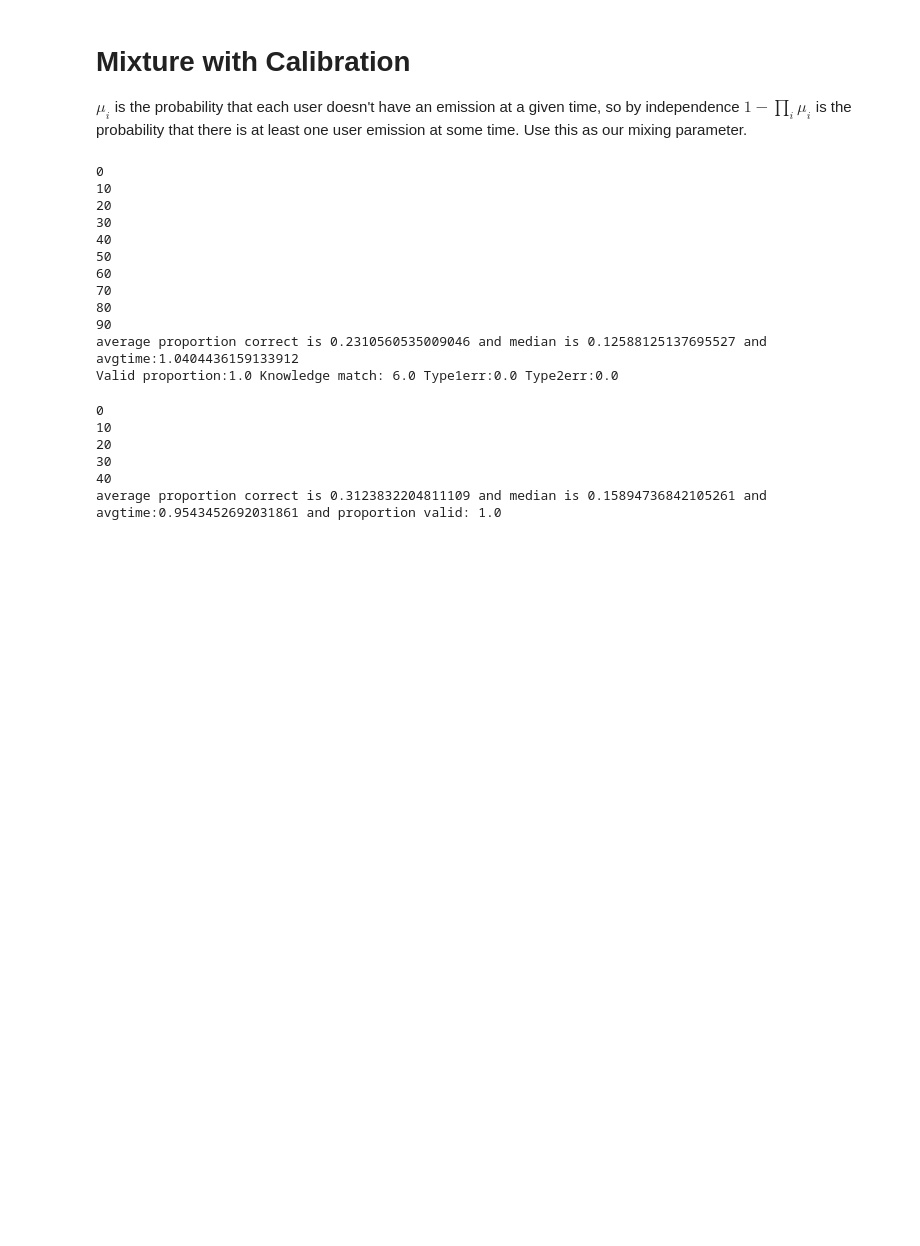
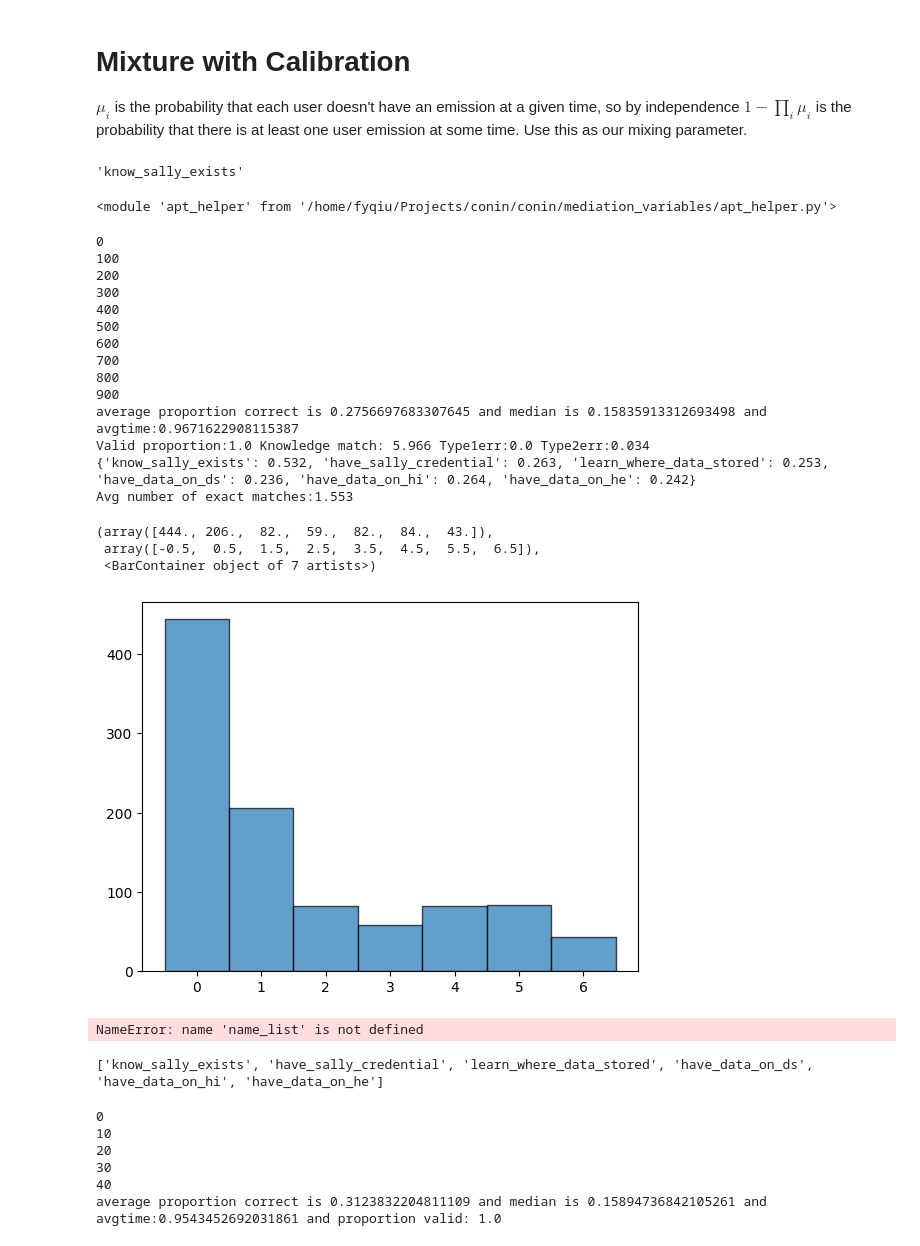
Before and after one commit to sandialabs/conin, a Jupyter notebook: conin/mediation_variables/apt_experiments.ipynb, the cells around one changed output. Drawn from its saved outputs; the diff is of its cells as text; code cells hidden in the pictures; blank space fills up the shorter version.

Commit message:
tracking exact/within tolerance knowledge time matching

```diff
--- a/conin/mediation_variables/apt_experiments.ipynb
+++ b/conin/mediation_variables/apt_experiments.ipynb
@@ -807,14 +866,25 @@ $\mu_i$ is the probability that each user doesn't have an emission at a given ti
 mix_param = mu_list[1]*mu_list[2]
 # %%
 optmix_noisy_tier_apt = ahlp.create_noisy_apt(tier_apt, mix_param)
+# %%
+cst_list[0].name
+# %% [output]
+'know_sally_exists'
+# %%
+importlib.reload(ahlp)
+# %% [output]
+<module 'apt_helper' from '/home/fyqiu/Projects/conin/conin/mediation_variables/apt_helper.py'>
 # %%
-B = 100
+B = 1000
 accuracy_list = []
 valid_list = []
 type1err_know = []
 type2err_know = []
 match_know = []
 time_list = []
+knowledge_times = []
+time_tol  = 5
+exact_match_list = []
 for b in range(B):
     apt_truth, combined_emits = ahlp.combined_simulation(apt_hmm, user_list, cst_list)
     apt_truth_states, apt_truth_emits = apt_truth
@@ -822,32 +892,62 @@ for b in range(B):
     opt_state_list, _= ahlp.Viterbi_torch_list(optmix_noisy_tier_apt, cst_list, combined_emits, sat, time_hom = True, dtype = torch.float32, device = 'cuda:0', num_cst = 0)
     running_time = time.time() - start_time
     opt_hidden, opt_emits = zip(*opt_state_list)
-    true_valid, true_knowledge = ahlp.check_valid(apt_truth_states, apt_truth_emits, cst_list, return_knowledge = True)
-    infer_valid, infer_knowledge = ahlp.check_valid(opt_hidden, opt_emits, cst_list, return_knowledge = True)
+    true_valid, true_knowledge, true_times = ahlp.check_valid(apt_truth_states, apt_truth_emits, cst_list, return_knowledge = True)
+    infer_valid, infer_knowledge, infer_times = ahlp.check_valid(opt_hidden, opt_emits, cst_list, return_knowledge = True)
+    knowledge_times.append(ahlp.check_within_distance(true_times, infer_times, time_tol))
+    exact_match_list.append(sum([true == infer for true,infer in zip(true_times,infer_times)]))
     time_list.append(running_time)
     valid_list.append(infer_valid)
     type1err_know.append(len(infer_knowledge - true_knowledge))
     type2err_know.append(len(true_knowledge - infer_knowledge))
     match_know.append(len(true_knowledge.intersection(infer_knowledge)))
     num_correct = [est[0]== true for est,true in zip(opt_state_list, apt_truth_states)]
-    if b % 10 == 0:
+    if b % 100 == 0:
         print(b)
     accuracy_list.append(sum(num_correct)/len(num_correct))
 
+time_match = [sum(times) / len(knowledge_times) for times in zip(*knowledge_times)]
+final_times = {c.name: time for c,time in zip(cst_list,time_match)}
 print(f'average proportion correct is {sum(accuracy_list)/len(accuracy_list)} and median is \
 {np.median(np.array(accuracy_list))} and avgtime:{sum(time_list)/len(time_list)}')
 print(f'Valid proportion:{sum(valid_list)/len(valid_list)} Knowledge match: {sum(match_know)/len(match_know)} \
 Type1err:{sum(type1err_know)/len(type1err_know)} Type2err:{sum(type2err_know)/len(type2err_know)}')
+print(final_times)
+print(f'Avg number of exact matches:{sum(exact_match_list)/len(exact_match_list)}')
 # %% [output]
 0
-10
-20
-30
-40
-50
-60
-70
-80
-90
-average proportion correct is 0.2310560535009046 and median is 0.12588125137695527 and avgtime:1.0404436159133912
-Valid proportion:1.0 Knowledge match: 6.0 Type1err:0.0 Type2err:0.0
+100
+200
+300
+400
+500
+600
+700
+800
+900
+average proportion correct is 0.2756697683307645 and median is 0.15835913312693498 and avgtime:0.9671622908115387
+Valid proportion:1.0 Knowledge match: 5.966 Type1err:0.0 Type2err:0.034
+{'know_sally_exists': 0.532, 'have_sally_credential': 0.263, 'learn_where_data_stored': 0.253, 'have_data_on_ds': 0.236, 'have_data_on_hi': 0.264, 'have_data_on_he': 0.242}
+Avg number of exact matches:1.553
+# %%
+# Specify the bin edges
+bins = [-.5,.5,1.5,2.5,3.5,4.5,5.5,6.5]  # Define the edges of the bins
+
+# Create the histogram
+plt.hist(exact_match_list, bins=bins, edgecolor='black', alpha=0.7)
+# %% [output]
+(array([444., 206.,  82.,  59.,  82.,  84.,  43.]),
+ array([-0.5,  0.5,  1.5,  2.5,  3.5,  4.5,  5.5,  6.5]),
+ <BarContainer object of 7 artists>)
+[figure, added]
+# %%
+name_list
+# %% [output]
+NameError: name 'name_list' is not defined
+# %%
+name_list = []
+for c in cst_list:
+    name_list.append(c.name)
+print(name_list)
+# %% [output]
+['know_sally_exists', 'have_sally_credential', 'learn_where_data_stored', 'have_data_on_ds', 'have_data_on_hi', 'have_data_on_he']
```
Also changed, not shown: parts of 8 cells of this notebook, 1 other file.
